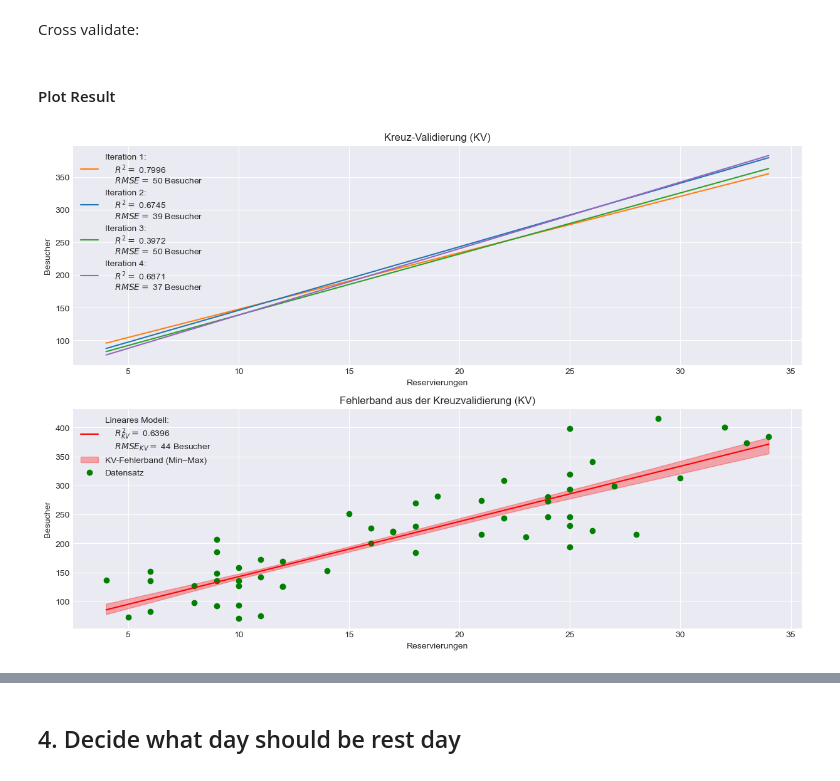
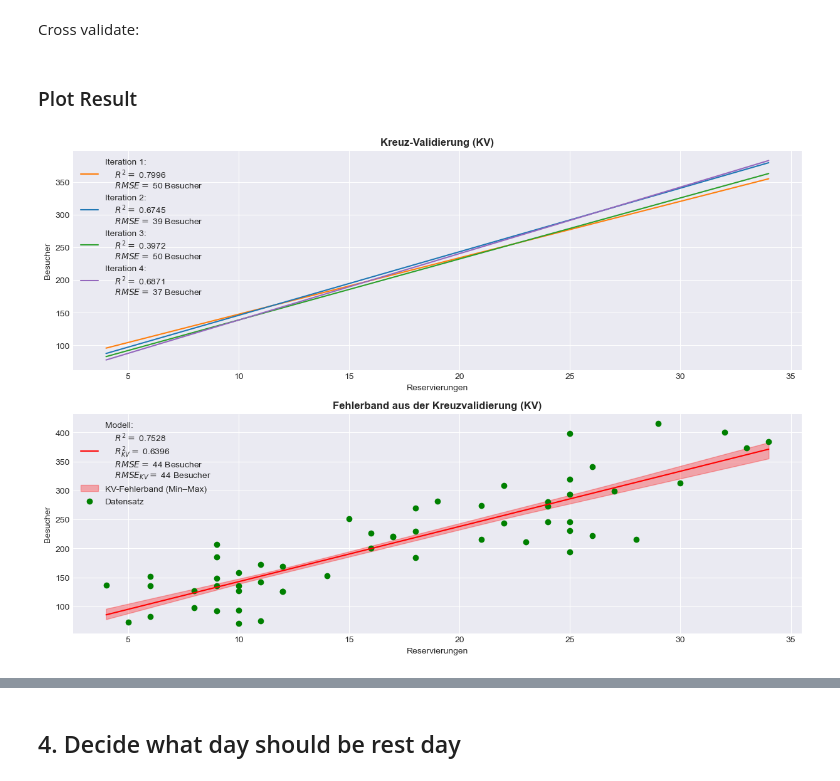
Before and after one commit to xjannis1x/master_ai, a Jupyter notebook: programming_in_python/exam/aufgabe2.ipynb, the cells around one changed output, grey strips where cells are left out. Saved outputs shown, nothing was run; the diff lists cells and outputs as text; code cells hidden in the pictures.

```diff
--- a/programming_in_python/exam/aufgabe2.ipynb
+++ b/programming_in_python/exam/aufgabe2.ipynb
@@ -89,7 +89,9 @@ The four iterations are shown below:
 Define function for cross validation:
 # %%
 def cross_validate(x, y, k):
-    """"""
+    """Takey two numpy arrays x and y as input. Takes also the number of folds k as input.
+    Cross validates the linear regression.
+    Returns the models, R-Scores and RMSEs as lists."""
     # length of array
     n = len(x)
 
@@ -429,0 +459,11 @@ plt.tight_layout()
+# %%
+fig, axes = plt.subplots(1, 5, figsize=(15, 7))
+medians = []
+# plot each food
+for ax, c_name in zip(axes, food_cols):
+    median = create_box_subplots(ax, food, c_name, by_weekday=False)
+    medians.append(median)
+
+plt.suptitle("Verteilung der Gerichte für eine ganze Woche", weight='bold')
+
+plt.tight_layout()
@@ -443,3 +487,13 @@ plt.suptitle("Verteilung der Gertränke über die Woche", weight='bold')
 plt.tight_layout()
 # %% [output]
 [figure]
+# %%
+fig, axes = plt.subplots(1, 5, figsize=(15, 7))
+
+# plot each food
+for ax, c_name in zip(axes, drink_cols):
+    create_box_subplots(ax, drinks, c_name, by_weekday=False)
+
+plt.suptitle("Verteilung der Gertränke für eine ganze Woche", weight='bold')
+
+plt.tight_layout()
@@ -483,36 +533,38 @@ rmse_cv = round(np.mean(rmses))
 # %%
 y_values_models = [model(x) for model in models]
 # %% [markdown]
-#### Plot Result
+### Plot Result
 # %%
 fig, (ax_cv, ax_error_band) = plt.subplots(2, 1, figsize=(15, 10))
 
-# defien neccesary varibales
-model_label = f'''Lineares Modell:
+# define neccesary varibales
+model_label = f'''Modell:
+    $R^2 =$ {r_score}
     $R^2_{{KV}} =$ {r_score_cv}
+    $RMSE =$ {rmse} Besucher
     $RMSE_{{KV}} =$ {rmse_cv} Besucher''' # label for linear model
 lower, upper = calc_error_band(np.array(y_values_models)) # lower and upper border for error band
 
 # cross validation
 for i, y_values_model in enumerate(y_values_models):
     ax_cv.plot(x, y_values_model, color=colors_cv[i], label=f'Iteration {i+1}:\n    $R^2 =$ {round(r_scores[i], 4)}\n    $RMSE =$ {round(rmses[i])} Besucher')
 
 # error band
 ax_error_band.plot(x, y_pred, color='red', label=model_label)  # linear model
 ax_error_band.fill_between(x, lower, upper, color='red', alpha=0.3, label="KV-Fehlerband (Min–Max)") # error band
 ax_error_band.scatter(x_values, y_values, color=colors['Besucher'], label='Datensatz')  # data
 
 # set labels and legend
-ax_cv.set_title("Kreuz-Validierung (KV)")
-ax_error_band.set_title("Fehlerband aus der Kreuzvalidierung (KV)")
+ax_cv.set_title("Kreuz-Validierung (KV)", weight="bold")
+ax_error_band.set_title("Fehlerband aus der Kreuzvalidierung (KV)", weight="bold")
 
 for ax in [ax_cv, ax_error_band]:
     # set axis labels
     ax.set_xlabel('Reservierungen')
     ax.set_ylabel('Besucher')
 
     # set legend
     ax.legend()
     ax.legend(loc='upper left')
 # %% [output]
-[figure, old version]
+[figure, new version]
```
Also changed, not shown: parts of 18 cells of this notebook.
